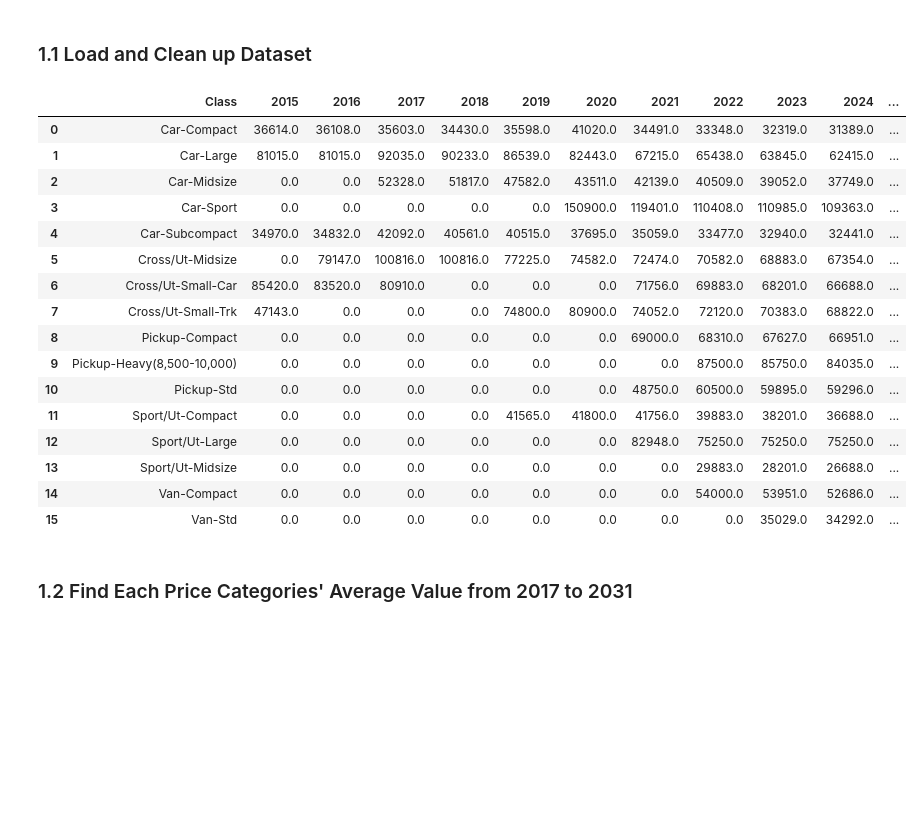
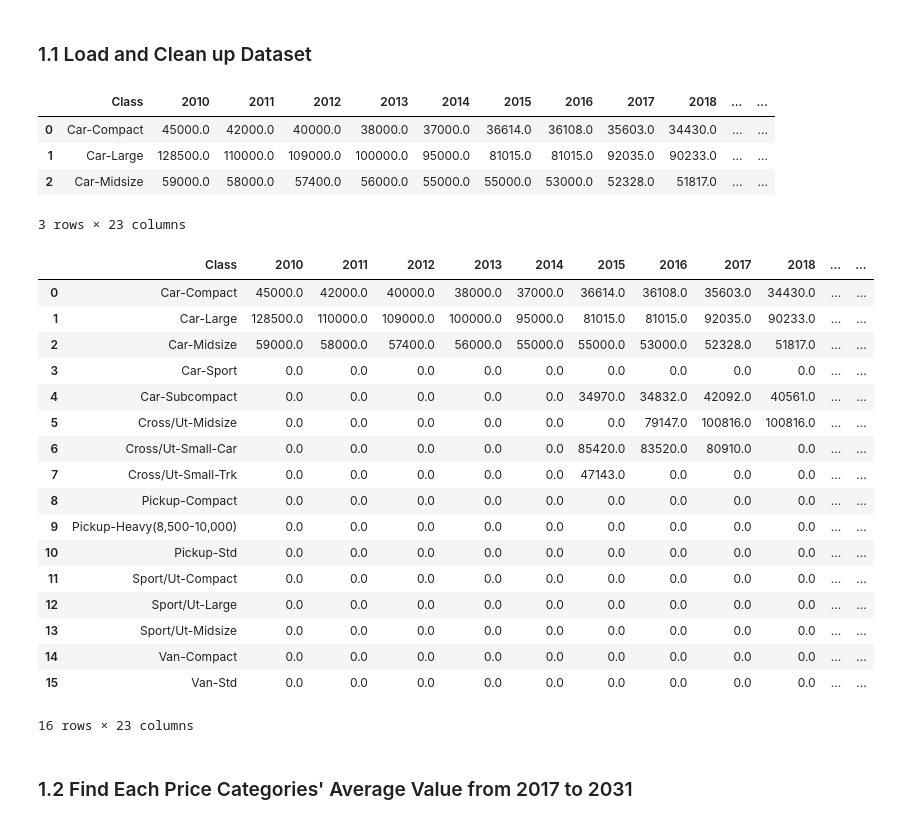
Before and after one commit to aruns2/ForecastingEVDemand, a Jupyter notebook: cec_workbook.ipynb, the cells around one changed output. Cells and saved outputs as stored; diff of their text form; code cells hidden in the pictures; blank space fills up the shorter version.

```diff
--- a/cec_workbook.ipynb
+++ b/cec_workbook.ipynb
@@ -17,36 +17,45 @@ from statsmodels.tsa.arima_model import ARMA
 # %%
 # Load .csv file
 df = pd.read_csv ('cec_price.csv')
 
 # Change the dollar amounts to integers
-for i in range(17):
+for i in range(22):
     df[df.columns[i+1]] = df[df.columns[i+1]].str.replace('$', '')
     df[df.columns[i+1]] = df[df.columns[i+1]].str.replace(',', '').astype('float')
 
 # Dataframe with NaN
-df_nan = df
+df_nan = df[:3]
 
 # Change NaN value to 0
 df = df.fillna(0)
 
-df
+df_nan
 # %% [output]
-|  | Class | 2015 | 2016 | 2017 | 2018 | 2019 | 2020 | 2021 | 2022 | 2023 | 2024 | ... |
-| 0 | Car-Compact | 36614.0 | 36108.0 | 35603.0 | 34430.0 | 35598.0 | 41020.0 | 34491.0 | 33348.0 | 32319.0 | 31389.0 | ... |
-| 1 | Car-Large | 81015.0 | 81015.0 | 92035.0 | 90233.0 | 86539.0 | 82443.0 | 67215.0 | 65438.0 | 63845.0 | 62415.0 | ... |
-| 2 | Car-Midsize | 0.0 | 0.0 | 52328.0 | 51817.0 | 47582.0 | 43511.0 | 42139.0 | 40509.0 | 39052.0 | 37749.0 | ... |
-| 3 | Car-Sport | 0.0 | 0.0 | 0.0 | 0.0 | 0.0 | 150900.0 | 119401.0 | 110408.0 | 110985.0 | 109363.0 | ... |
-| 4 | Car-Subcompact | 34970.0 | 34832.0 | 42092.0 | 40561.0 | 40515.0 | 37695.0 | 35059.0 | 33477.0 | 32940.0 | 32441.0 | ... |
-| 5 | Cross/Ut-Midsize | 0.0 | 79147.0 | 100816.0 | 100816.0 | 77225.0 | 74582.0 | 72474.0 | 70582.0 | 68883.0 | 67354.0 | ... |
-| 6 | Cross/Ut-Small-Car | 85420.0 | 83520.0 | 80910.0 | 0.0 | 0.0 | 0.0 | 71756.0 | 69883.0 | 68201.0 | 66688.0 | ... |
-| 7 | Cross/Ut-Small-Trk | 47143.0 | 0.0 | 0.0 | 0.0 | 74800.0 | 80900.0 | 74052.0 | 72120.0 | 70383.0 | 68822.0 | ... |
-| 8 | Pickup-Compact | 0.0 | 0.0 | 0.0 | 0.0 | 0.0 | 0.0 | 69000.0 | 68310.0 | 67627.0 | 66951.0 | ... |
-| 9 | Pickup-Heavy(8,500-10,000) | 0.0 | 0.0 | 0.0 | 0.0 | 0.0 | 0.0 | 0.0 | 87500.0 | 85750.0 | 84035.0 | ... |
-| 10 | Pickup-Std | 0.0 | 0.0 | 0.0 | 0.0 | 0.0 | 0.0 | 48750.0 | 60500.0 | 59895.0 | 59296.0 | ... |
-| 11 | Sport/Ut-Compact | 0.0 | 0.0 | 0.0 | 0.0 | 41565.0 | 41800.0 | 41756.0 | 39883.0 | 38201.0 | 36688.0 | ... |
-| 12 | Sport/Ut-Large | 0.0 | 0.0 | 0.0 | 0.0 | 0.0 | 0.0 | 82948.0 | 75250.0 | 75250.0 | 75250.0 | ... |
-| 13 | Sport/Ut-Midsize | 0.0 | 0.0 | 0.0 | 0.0 | 0.0 | 0.0 | 0.0 | 29883.0 | 28201.0 | 26688.0 | ... |
-| 14 | Van-Compact | 0.0 | 0.0 | 0.0 | 0.0 | 0.0 | 0.0 | 0.0 | 54000.0 | 53951.0 | 52686.0 | ... |
-| 15 | Van-Std | 0.0 | 0.0 | 0.0 | 0.0 | 0.0 | 0.0 | 0.0 | 0.0 | 35029.0 | 34292.0 | ... |
+|  | Class | 2010 | 2011 | 2012 | 2013 | 2014 | 2015 | 2016 | 2017 | 2018 | ... | ... |
+| 0 | Car-Compact | 45000.0 | 42000.0 | 40000.0 | 38000.0 | 37000.0 | 36614.0 | 36108.0 | 35603.0 | 34430.0 | ... | ... |
+| 1 | Car-Large | 128500.0 | 110000.0 | 109000.0 | 100000.0 | 95000.0 | 81015.0 | 81015.0 | 92035.0 | 90233.0 | ... | ... |
+| 2 | Car-Midsize | 59000.0 | 58000.0 | 57400.0 | 56000.0 | 55000.0 | 55000.0 | 53000.0 | 52328.0 | 51817.0 | ... | ... |
+3 rows × 23 columns
+# %%
+df
+# %% [output]
+|  | Class | 2010 | 2011 | 2012 | 2013 | 2014 | 2015 | 2016 | 2017 | 2018 | ... | ... |
+| 0 | Car-Compact | 45000.0 | 42000.0 | 40000.0 | 38000.0 | 37000.0 | 36614.0 | 36108.0 | 35603.0 | 34430.0 | ... | ... |
+| 1 | Car-Large | 128500.0 | 110000.0 | 109000.0 | 100000.0 | 95000.0 | 81015.0 | 81015.0 | 92035.0 | 90233.0 | ... | ... |
+| 2 | Car-Midsize | 59000.0 | 58000.0 | 57400.0 | 56000.0 | 55000.0 | 55000.0 | 53000.0 | 52328.0 | 51817.0 | ... | ... |
+| 3 | Car-Sport | 0.0 | 0.0 | 0.0 | 0.0 | 0.0 | 0.0 | 0.0 | 0.0 | 0.0 | ... | ... |
+| 4 | Car-Subcompact | 0.0 | 0.0 | 0.0 | 0.0 | 0.0 | 34970.0 | 34832.0 | 42092.0 | 40561.0 | ... | ... |
+| 5 | Cross/Ut-Midsize | 0.0 | 0.0 | 0.0 | 0.0 | 0.0 | 0.0 | 79147.0 | 100816.0 | 100816.0 | ... | ... |
+| 6 | Cross/Ut-Small-Car | 0.0 | 0.0 | 0.0 | 0.0 | 0.0 | 85420.0 | 83520.0 | 80910.0 | 0.0 | ... | ... |
+| 7 | Cross/Ut-Small-Trk | 0.0 | 0.0 | 0.0 | 0.0 | 0.0 | 47143.0 | 0.0 | 0.0 | 0.0 | ... | ... |
+| 8 | Pickup-Compact | 0.0 | 0.0 | 0.0 | 0.0 | 0.0 | 0.0 | 0.0 | 0.0 | 0.0 | ... | ... |
+| 9 | Pickup-Heavy(8,500-10,000) | 0.0 | 0.0 | 0.0 | 0.0 | 0.0 | 0.0 | 0.0 | 0.0 | 0.0 | ... | ... |
+| 10 | Pickup-Std | 0.0 | 0.0 | 0.0 | 0.0 | 0.0 | 0.0 | 0.0 | 0.0 | 0.0 | ... | ... |
+| 11 | Sport/Ut-Compact | 0.0 | 0.0 | 0.0 | 0.0 | 0.0 | 0.0 | 0.0 | 0.0 | 0.0 | ... | ... |
+| 12 | Sport/Ut-Large | 0.0 | 0.0 | 0.0 | 0.0 | 0.0 | 0.0 | 0.0 | 0.0 | 0.0 | ... | ... |
+| 13 | Sport/Ut-Midsize | 0.0 | 0.0 | 0.0 | 0.0 | 0.0 | 0.0 | 0.0 | 0.0 | 0.0 | ... | ... |
+| 14 | Van-Compact | 0.0 | 0.0 | 0.0 | 0.0 | 0.0 | 0.0 | 0.0 | 0.0 | 0.0 | ... | ... |
+| 15 | Van-Std | 0.0 | 0.0 | 0.0 | 0.0 | 0.0 | 0.0 | 0.0 | 0.0 | 0.0 | ... | ... |
+16 rows × 23 columns
 # %%
 # Get the last price for each categories of cars
```
Also changed, not shown: parts of 14 cells of this notebook, 5 other files.
